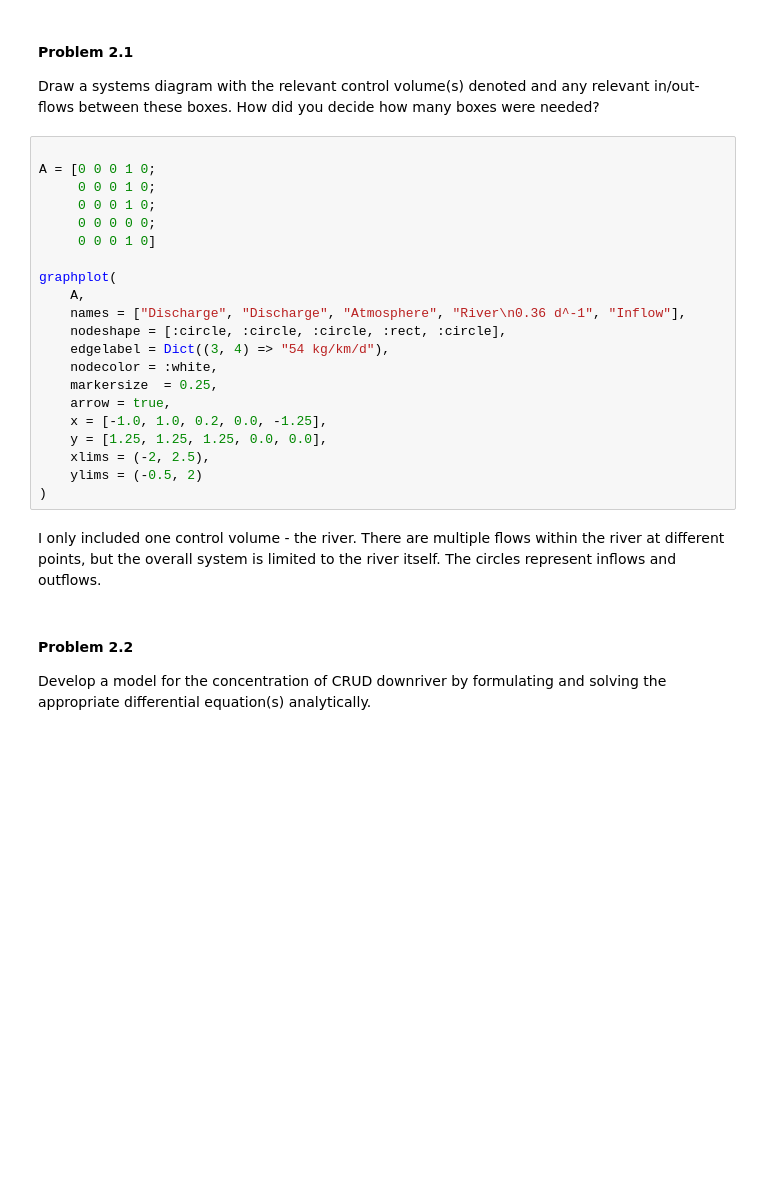
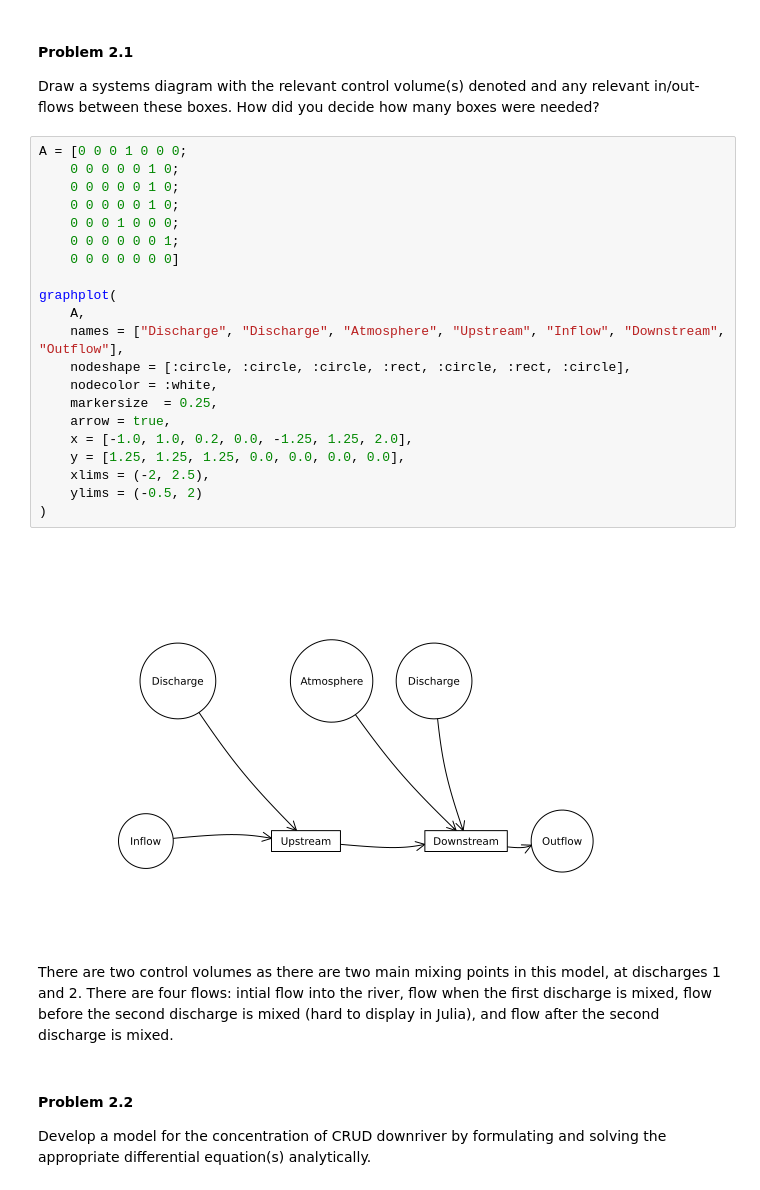
Before and after one commit to BEE4750-FA25/hw2-sarah-nathan, a Jupyter notebook: hw02.ipynb, the cells around one changed output. Saved outputs shown, nothing was run; the diff lists cells and outputs as text; blank space fills up the shorter version.

```diff
--- a/hw02.ipynb
+++ b/hw02.ipynb
@@ -107,28 +107,30 @@ Draw a systems diagram with the relevant control volume(s) denoted and
 any relevant in/out-flows between these boxes. How did you decide how
 many boxes were needed?
 # %%
-
-A = [0 0 0 1 0;
-     0 0 0 1 0;
-     0 0 0 1 0;
-     0 0 0 0 0;
-     0 0 0 1 0]
+A = [0 0 0 1 0 0 0;
+    0 0 0 0 0 1 0;
+    0 0 0 0 0 1 0;
+    0 0 0 0 0 1 0;
+    0 0 0 1 0 0 0;
+    0 0 0 0 0 0 1;
+    0 0 0 0 0 0 0]
 
 graphplot(
     A,
-    names = ["Discharge", "Discharge", "Atmosphere", "River\n0.36 d^-1", "Inflow"],
-    nodeshape = [:circle, :circle, :circle, :rect, :circle],
-    edgelabel = Dict((3, 4) => "54 kg/km/d"),
+    names = ["Discharge", "Discharge", "Atmosphere", "Upstream", "Inflow", "Downstream", "Outflow"],
+    nodeshape = [:circle, :circle, :circle, :rect, :circle, :rect, :circle],
     nodecolor = :white,
     markersize  = 0.25,
     arrow = true,
-    x = [-1.0, 1.0, 0.2, 0.0, -1.25],
-    y = [1.25, 1.25, 1.25, 0.0, 0.0],
+    x = [-1.0, 1.0, 0.2, 0.0, -1.25, 1.25, 2.0],
+    y = [1.25, 1.25, 1.25, 0.0, 0.0, 0.0, 0.0],
     xlims = (-2, 2.5),
     ylims = (-0.5, 2)
 )
+# %% [output]
+[figure, added]
 # %% [markdown]
-I only included one control volume - the river. There are multiple flows within the river at different points, but the overall system is limited to the river itself. The circles represent inflows and outflows.
+There are two control volumes as there are two main mixing points in this model, at discharges 1 and 2. There are four flows: intial flow into the river, flow when the first discharge is mixed, flow before the second discharge is mixed (hard to display in Julia), and flow after the second discharge is mixed.
 # %% [markdown]
 #### Problem 2.2
 
```
